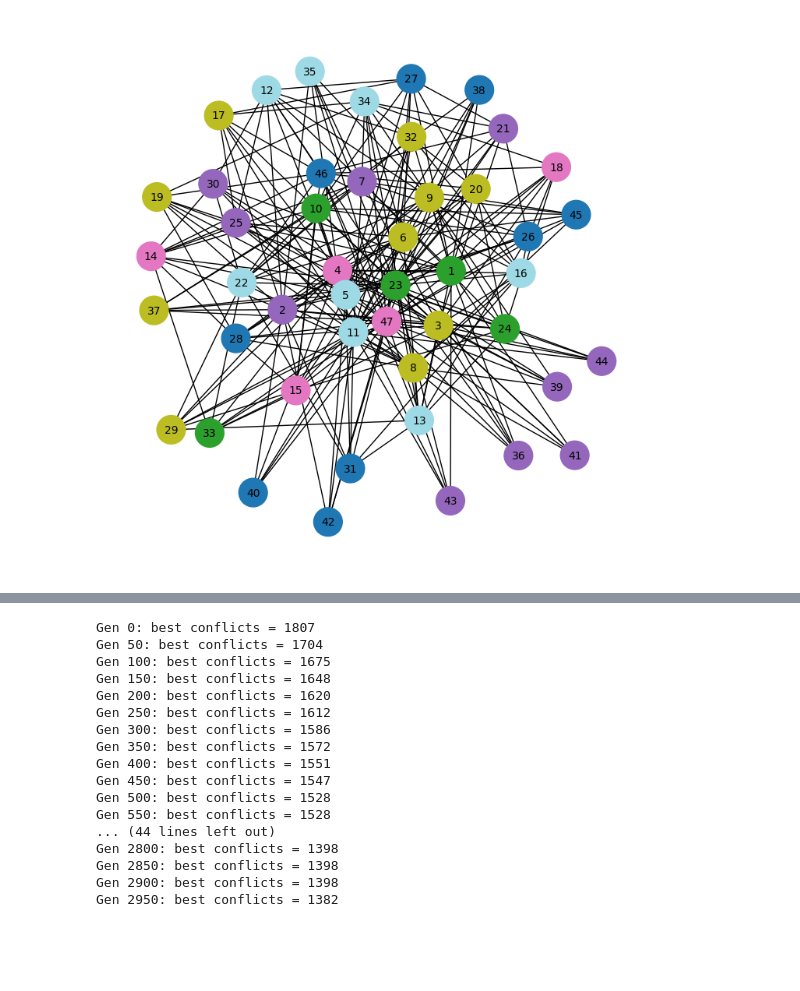
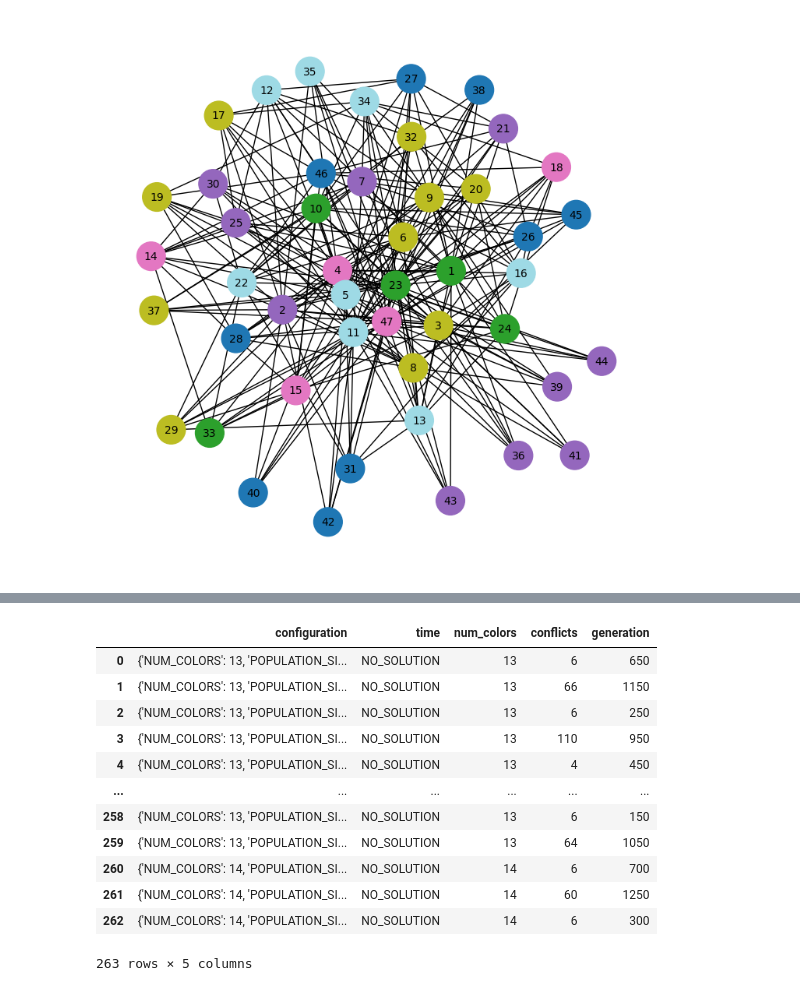
Before and after one commit to sarmijavier/optimization_with_genetic_algorithms, a Jupyter notebook: activity_2.ipynb, the cells around one changed output, grey strips where cells are left out. Cells and saved outputs as stored; diff of their text form; code cells hidden in the pictures; blank space fills up the shorter version.

```diff
--- a/activity_2.ipynb
+++ b/activity_2.ipynb
@@ -321,39 +332,19 @@ Gen 2950: best conflicts = 1563
-# %%
-FILENAME = "le450_5d.col"
-NUMBER_OF_COLORS = 5
-POPULATION_SIZE = 800
-GENERATIONS = 3000
-MUTATION_RATE = 0.08
-ELITISM_SIZE = 10
-TOURNAMENT_SIZE = 4
-SELECTION_METHOD = 'tournament'
-
-first_problem = GeneticAlgorithm(
-    FILENAME,
-    NUMBER_OF_COLORS,
-    POPULATION_SIZE,
-    GENERATIONS,
-    MUTATION_RATE,
-    ELITISM_SIZE,
-    TOURNAMENT_SIZE,
-    SELECTION_METHOD
-)
-first_problem.genetic_algorithm()
-# %% [output]
-Gen 0: best conflicts = 1807
-Gen 50: best conflicts = 1704
-Gen 100: best conflicts = 1675
-Gen 150: best conflicts = 1648
-Gen 200: best conflicts = 1620
-Gen 250: best conflicts = 1612
-Gen 300: best conflicts = 1586
-Gen 350: best conflicts = 1572
-Gen 400: best conflicts = 1551
-Gen 450: best conflicts = 1547
-Gen 500: best conflicts = 1528
-Gen 550: best conflicts = 1528
-... (44 lines left out)
-Gen 2800: best conflicts = 1398
-Gen 2850: best conflicts = 1398
-Gen 2900: best conflicts = 1398
-Gen 2950: best conflicts = 1382
+# %%
+df = pd.DataFrame(csv, columns=columns)
+df.to_csv('genetic_algorithm_results_problem_3_no_solved.csv', index=False)
+# %%
+df
+# %% [output]
+|  | configuration | time | num_colors | conflicts | generation |
+| 0 | {'NUM_COLORS': 13, 'POPULATION_SI... | NO_SOLUTION | 13 | 6 | 650 |
+| 1 | {'NUM_COLORS': 13, 'POPULATION_SI... | NO_SOLUTION | 13 | 66 | 1150 |
+| 2 | {'NUM_COLORS': 13, 'POPULATION_SI... | NO_SOLUTION | 13 | 6 | 250 |
+| 3 | {'NUM_COLORS': 13, 'POPULATION_SI... | NO_SOLUTION | 13 | 110 | 950 |
+| 4 | {'NUM_COLORS': 13, 'POPULATION_SI... | NO_SOLUTION | 13 | 4 | 450 |
+| ... | ... | ... | ... | ... | ... |
+| 258 | {'NUM_COLORS': 13, 'POPULATION_SI... | NO_SOLUTION | 13 | 6 | 150 |
+| 259 | {'NUM_COLORS': 13, 'POPULATION_SI... | NO_SOLUTION | 13 | 64 | 1050 |
+| 260 | {'NUM_COLORS': 14, 'POPULATION_SI... | NO_SOLUTION | 14 | 6 | 700 |
+| 261 | {'NUM_COLORS': 14, 'POPULATION_SI... | NO_SOLUTION | 14 | 60 | 1250 |
+| 262 | {'NUM_COLORS': 14, 'POPULATION_SI... | NO_SOLUTION | 14 | 6 | 300 |
+263 rows × 5 columns
```
Also changed, not shown: parts of 16 cells of this notebook, 5 other files.
